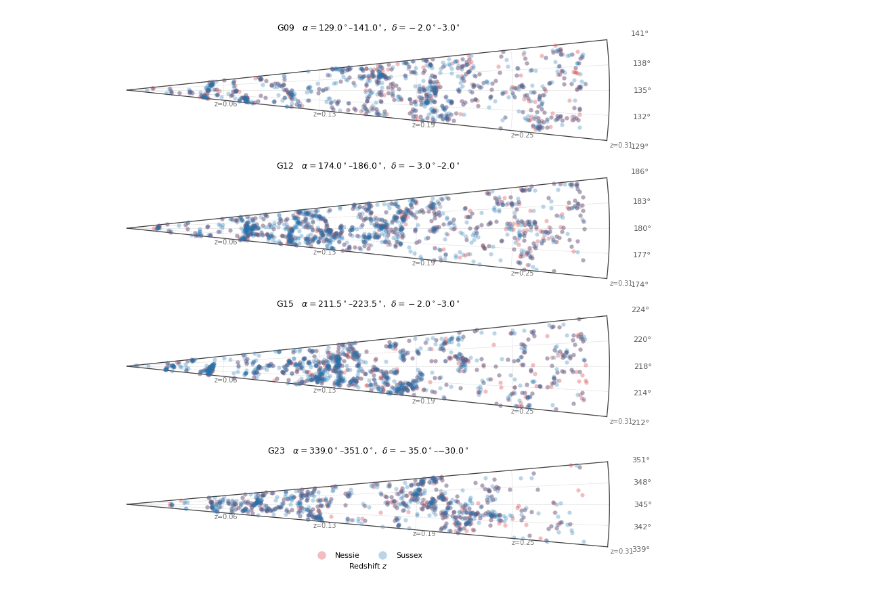
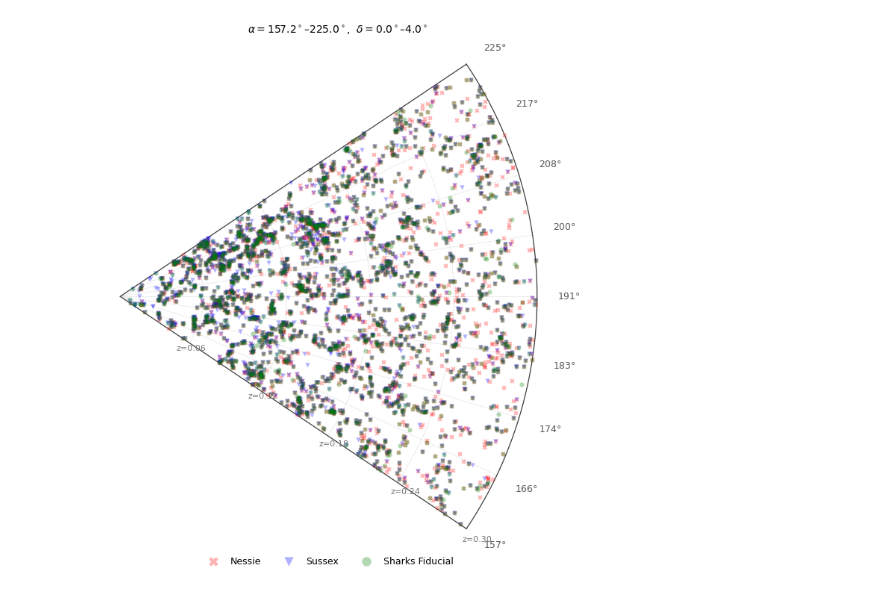
Before and after one commit to sampsussex/groupfinding_comparisons, a Jupyter notebook: src/groupfinder_comparison/gama_plots.ipynb, the cells around one changed output. Cells and saved outputs as stored; diff of their text form; code cells hidden in the pictures.

Commit message:
sharks analysis

```diff
--- a/src/groupfinder_comparison/gama_plots.ipynb
+++ b/src/groupfinder_comparison/gama_plots.ipynb
@@ -7,4 +7,4 @@ from astropy.cosmology import FlatLambdaCDM
 import matplotlib.patches as mpatches
 import matplotlib.ticker as mticker
 # %%
-gama, nessie_groups, sussex_groups, bij = utils.load_group_set_gama()
+gama, nessie_groups_gama, sussex_groups_gama, bij = utils.load_group_set_gama()
@@ -359,0 +39,2 @@ def overlay_wedge_catalogs(
+# %%
+sharks, sharks_groups, nessie_groups_sharks, sussex_groups_sharks = utils.load_group_set_sharks_like_gama()
@@ -360,21 +369,25 @@ def overlay_wedge_catalogs(
 # %%
-nessie_min_5 = nessie_groups[nessie_groups["Nfof"] >= 5]
-sussex_min_5 = sussex_groups[sussex_groups["multiplicity"] >= 5]
+nessie_min_5 = nessie_groups_sharks[nessie_groups_sharks["nessie_multiplicity"] >= 5]
+sussex_min_5 = sussex_groups_sharks[sussex_groups_sharks["sussex_multiplicity"] >= 5]
+sharks_min_5 = sharks_groups[sharks_groups["n_group_fof"] >= 5]
 
-fig, axes, prepared = overlay_wedge_catalogs(
-    catalogs=[nessie_min_5, sussex_min_5],
+fig, ax, cats = plot_single_region_wedge(
+    catalogs=[nessie_min_5, sussex_min_5, sharks_min_5],
     column_specs=[
-        {"ra": "IterCenRA", "dec": "IterCenDec", "z": "IterCenZ"},
-        {"ra": "centre_ra", "dec": "centre_dec", "z": "centre_redshift"},
+        {"ra": "nessie_iter_ra", "dec": "nessie_iter_dec", "z": "nessie_iter_redshift"},
+        {"ra": "sussex_centre_ra", "dec": "sussex_centre_dec", "z": "sussex_centre_redshift"},
+        {"ra": "ra_bcg", "dec": "dec_bcg", "z": "redshift_observed_bcg"},
     ],
-    labels=["Nessie", "Sussex"],
-    colors=["tab:red", "tab:blue"],
-    markers=["o", "o"],
-    alpha=0.3,
-    size=20,
-    use_redshift_y=True,   # more wedge-plot-like
+    ra_min=157.25, ra_max=225.0,
+    dec_min=0, dec_max=3.95,
+    labels=["Nessie", "Sussex", "Sharks Fiducial"],
+    colors=["Red", "Blue", "Green"],
+    markers=["X", "v", "o"],
+    figsize=(8, 8),
+    size = 20,
+    alpha = 0.3
 )
-plt.savefig("../../plots/gama_wedge_overlay.png", dpi=300, bbox_inches="tight")
+plt.savefig("../../plots/sharks_gama_wedge_overlay.png", dpi=300, bbox_inches="tight")
 plt.show()
 # %% [output]
-[figure, old version]
+[figure, new version]
```
Also changed, not shown: parts of 13 cells of this notebook, 9 other files.
